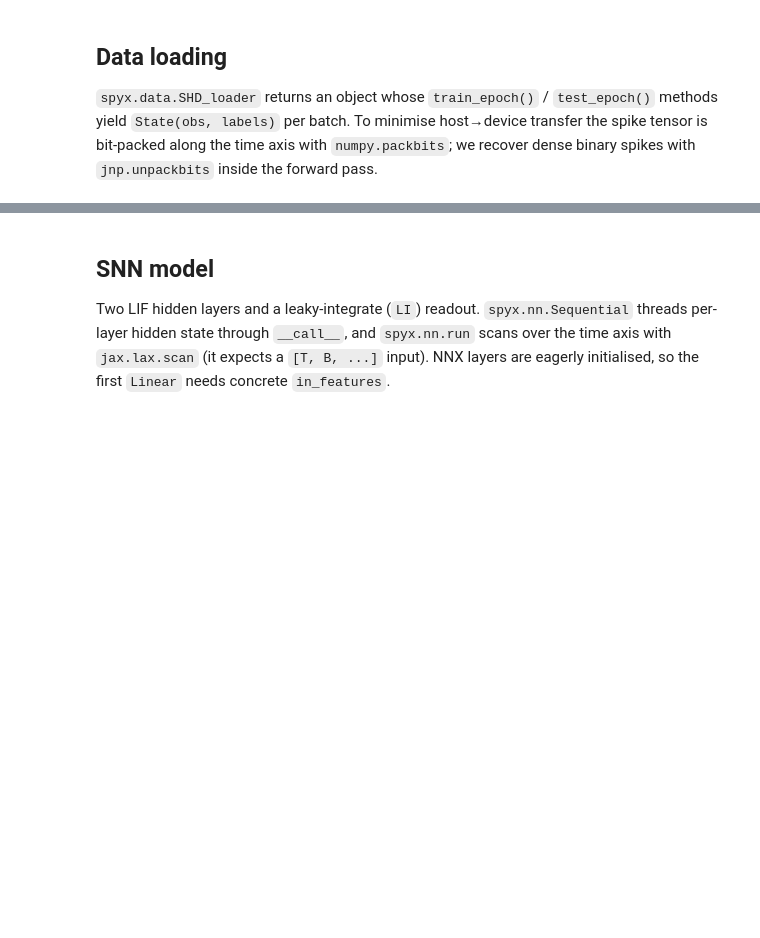
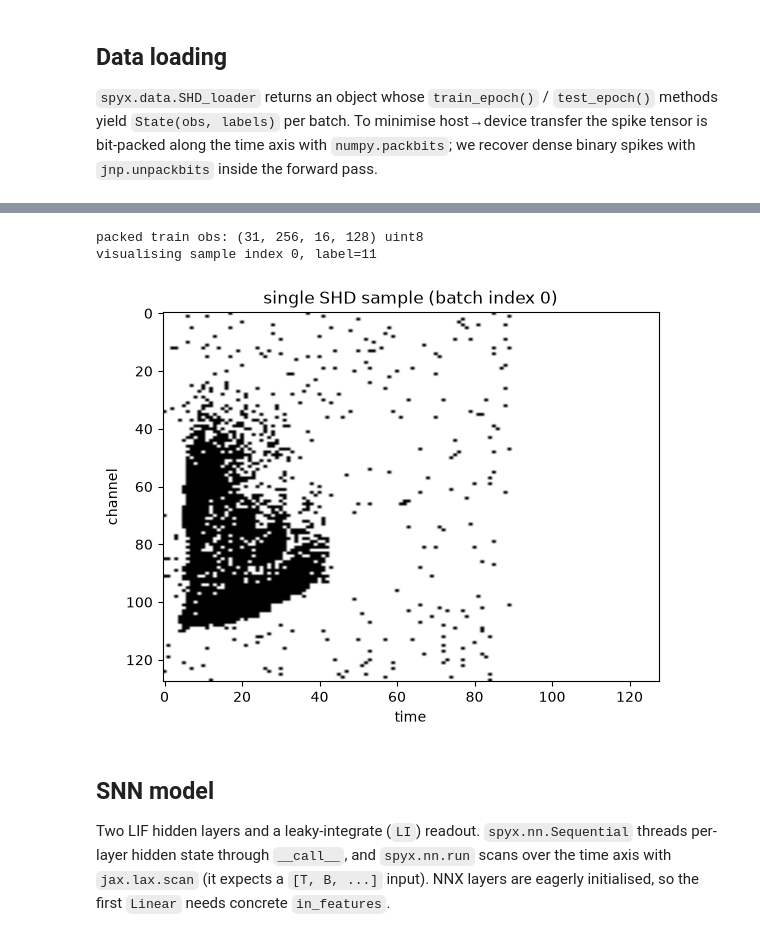
Before and after one commit to kmheckel/spyx, a Jupyter notebook: docs/examples/surrogate_gradient/SurrogateGradientTutorial.ipynb, the cells around one changed output, grey strips where cells are left out. Saved outputs shown, nothing was run; the diff lists cells and outputs as text; code cells hidden in the pictures; blank space fills up the shorter version.

```diff
--- a/docs/examples/surrogate_gradient/SurrogateGradientTutorial.ipynb
+++ b/docs/examples/surrogate_gradient/SurrogateGradientTutorial.ipynb
@@ -43,28 +63,32 @@ print("observation shape:", shd_dl.obs_shape, "num classes:", int(shd_dl.act_sha
 # %%
-sample_batch = next(iter(shd_dl.train_epoch()))
-events = jnp.asarray(sample_batch.obs)
-labels = jnp.asarray(sample_batch.labels)
-print("packed batch:", events.shape, events.dtype)
+# Prestage the whole dataset onto the accelerator once (the "Prestage" section
+# below explains why). We reuse these arrays both for this visualisation and for
+# the training loop. SHD is tiny, so a one-shot bulk load is quick.
+train_obs, train_labels = shd_dl.prestage("train")
+test_obs, test_labels = shd_dl.prestage("test")
+print("packed train obs:", train_obs.shape, train_obs.dtype)
 
 # Find a sample with actual spikes. A handful of SHD recordings contain
-# NaN / inf entries in spikes/times, and spyx.data's HSD monkey-patch drops
-# those rather than letting them cast to garbage integers — which means the
-# first sample in the batch may land on a silenced row. Scan until we find
-# one with events.
-events_np = np.asarray(events)
+# NaN / inf entries that spyx.data drops, so the first row in a batch may be
+# silent. Scan the first prestaged batch until we find one with events.
+first_batch = np.asarray(train_obs[0])
 idx = next(
-    (i for i in range(events_np.shape[0]) if events_np[i].any()),
+    (i for i in range(first_batch.shape[0]) if first_batch[i].any()),
     0,
 )
-print(f"visualising sample index {idx}, label={int(labels[idx])}")
+print(f"visualising sample index {idx}, label={int(train_labels[0][idx])}")
 
 # Unpack the packed time axis and slice to SAMPLE_T timesteps.
-spikes_one = jnp.unpackbits(events[idx], axis=0)[:SAMPLE_T]
+spikes_one = jnp.unpackbits(train_obs[0][idx], axis=0)[:SAMPLE_T]
 plt.imshow(spikes_one.T, aspect="auto", cmap="Greys")
 plt.xlabel("time")
 plt.ylabel("channel")
 plt.title(f"single SHD sample (batch index {idx})")
 plt.show()
+# %% [output]
+packed train obs: (31, 256, 16, 128) uint8
+visualising sample index 0, label=11
+[figure, added]
 # %% [markdown]
 ## SNN model
 
```
Also changed, not shown: parts of 11 cells of this notebook, 31 other files.
